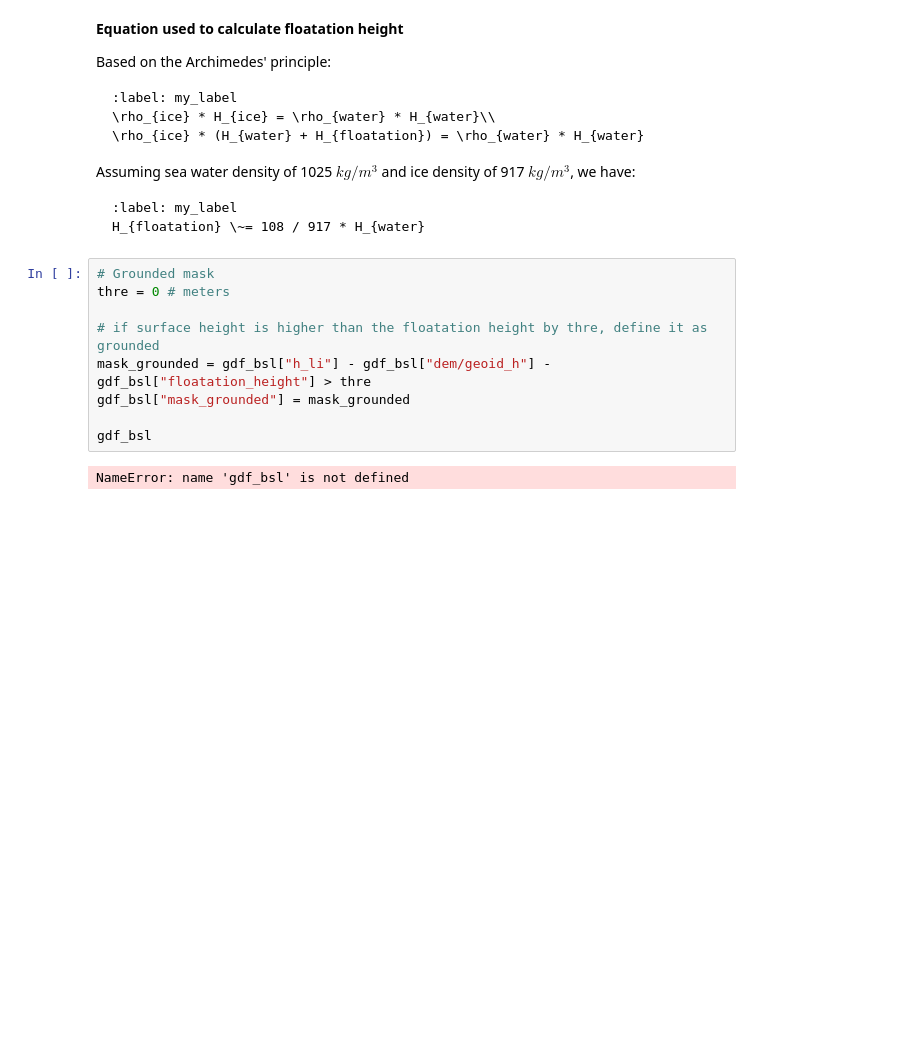
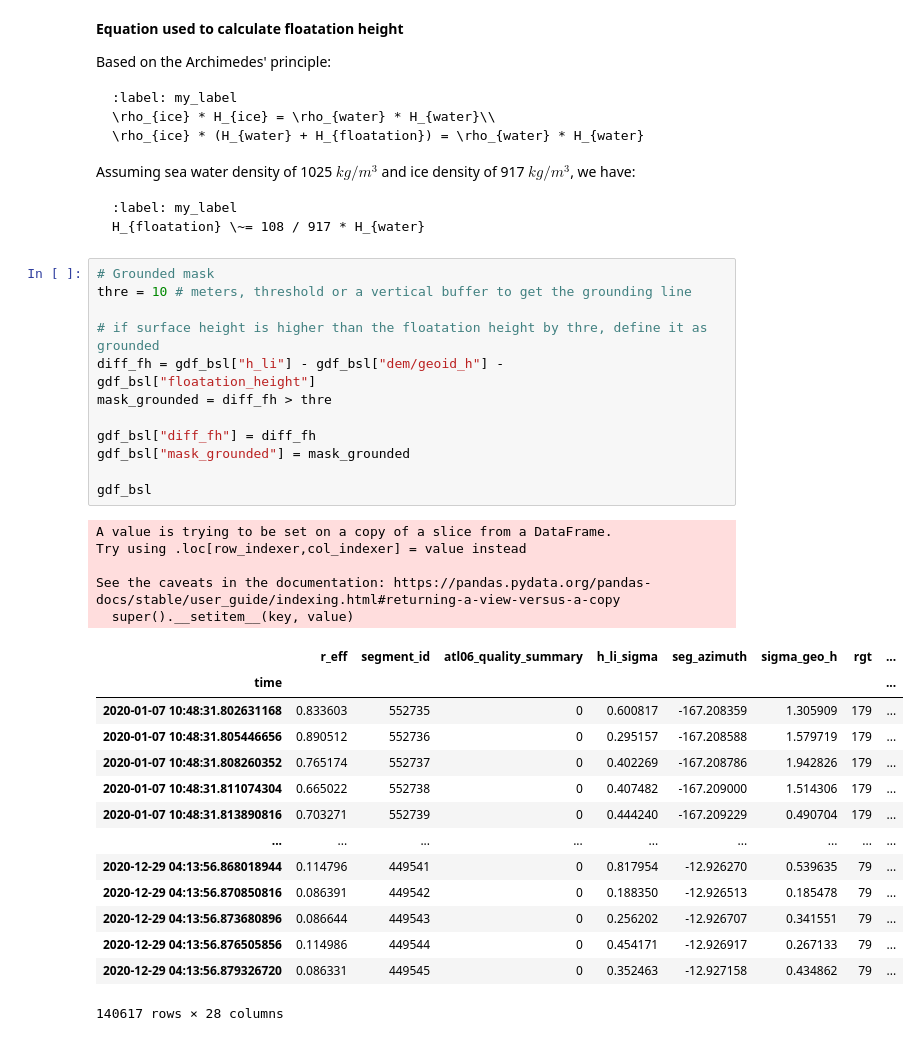
Before and after one commit to ICESAT-2HackWeek/GroundingLine-Greenland, a Jupyter notebook: contributors/Hui/SlideRule_IS2.ipynb, the cells around one changed output. Drawn from its saved outputs; the diff is of its cells as text; blank space fills up the shorter version.

````diff
--- a/contributors/Hui/SlideRule_IS2.ipynb
+++ b/contributors/Hui/SlideRule_IS2.ipynb
@@ -180,15 +213,36 @@ H_{floatation} \~= 108 / 917 * H_{water}
 ```
 # %%
 # Grounded mask
-thre = 0 # meters
+thre = 10 # meters, threshold or a vertical buffer to get the grounding line
 
 # if surface height is higher than the floatation height by thre, define it as grounded
-mask_grounded = gdf_bsl["h_li"] - gdf_bsl["dem/geoid_h"] - gdf_bsl["floatation_height"] > thre
+diff_fh = gdf_bsl["h_li"] - gdf_bsl["dem/geoid_h"] - gdf_bsl["floatation_height"]
+mask_grounded = diff_fh > thre
+
+gdf_bsl["diff_fh"] = diff_fh
 gdf_bsl["mask_grounded"] = mask_grounded
 
 gdf_bsl
 # %% [output]
-NameError: name 'gdf_bsl' is not defined
+A value is trying to be set on a copy of a slice from a DataFrame.
+Try using .loc[row_indexer,col_indexer] = value instead
+
+See the caveats in the documentation: https://pandas.pydata.org/pandas-docs/stable/user_guide/indexing.html#returning-a-view-versus-a-copy
+  super().__setitem__(key, value)
+|  | r_eff | segment_id | atl06_quality_summary | h_li_sigma | seg_azimuth | sigma_geo_h | rgt | ... |
+| time |  |  |  |  |  |  |  | ... |
+| 2020-01-07 10:48:31.802631168 | 0.833603 | 552735 | 0 | 0.600817 | -167.208359 | 1.305909 | 179 | ... |
+| 2020-01-07 10:48:31.805446656 | 0.890512 | 552736 | 0 | 0.295157 | -167.208588 | 1.579719 | 179 | ... |
+| 2020-01-07 10:48:31.808260352 | 0.765174 | 552737 | 0 | 0.402269 | -167.208786 | 1.942826 | 179 | ... |
+| 2020-01-07 10:48:31.811074304 | 0.665022 | 552738 | 0 | 0.407482 | -167.209000 | 1.514306 | 179 | ... |
+| 2020-01-07 10:48:31.813890816 | 0.703271 | 552739 | 0 | 0.444240 | -167.209229 | 0.490704 | 179 | ... |
+| ... | ... | ... | ... | ... | ... | ... | ... | ... |
+| 2020-12-29 04:13:56.868018944 | 0.114796 | 449541 | 0 | 0.817954 | -12.926270 | 0.539635 | 79 | ... |
+| 2020-12-29 04:13:56.870850816 | 0.086391 | 449542 | 0 | 0.188350 | -12.926513 | 0.185478 | 79 | ... |
+| 2020-12-29 04:13:56.873680896 | 0.086644 | 449543 | 0 | 0.256202 | -12.926707 | 0.341551 | 79 | ... |
+| 2020-12-29 04:13:56.876505856 | 0.114986 | 449544 | 0 | 0.454171 | -12.926917 | 0.267133 | 79 | ... |
+| 2020-12-29 04:13:56.879326720 | 0.086331 | 449545 | 0 | 0.352463 | -12.927158 | 0.434862 | 79 | ... |
+140617 rows × 28 columns
 # %%
 %matplotlib inline
 
````
Also changed, not shown: parts of 11 cells of this notebook, 1 other file.
